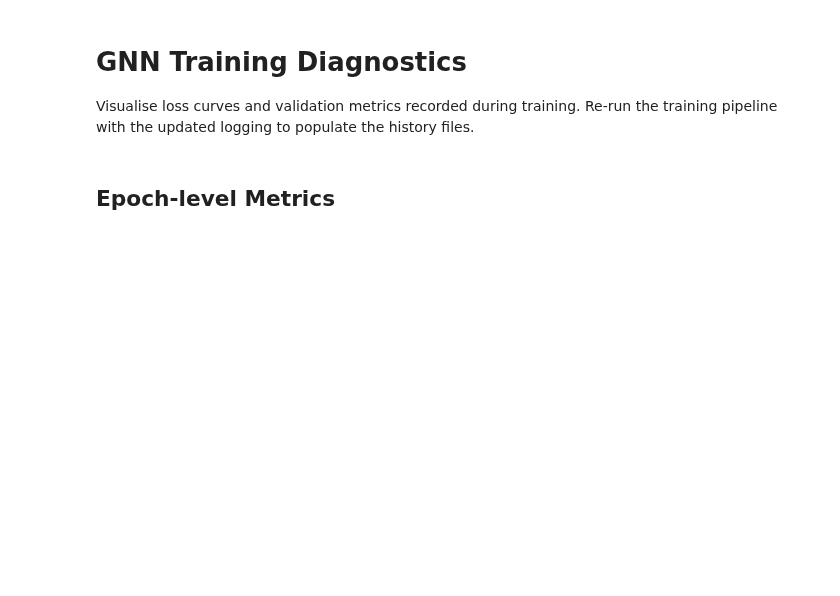
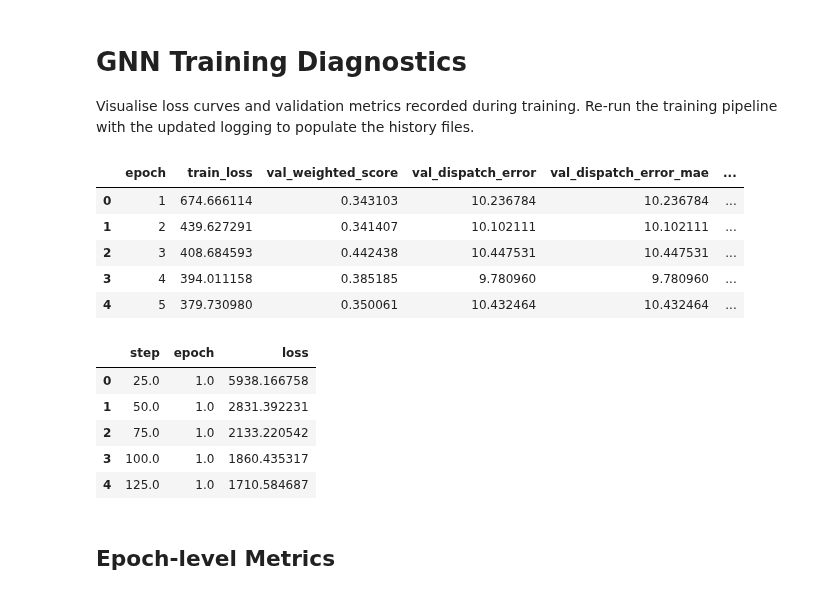
Before and after one commit to tishka04/benchmark_milp_gnn, a Jupyter notebook: notebooks/training_visualization.ipynb, the cells around one changed output. Cells and saved outputs as stored; diff of their text form; code cells hidden in the pictures; blank space fills up the shorter version.

```diff
--- a/notebooks/training_visualization.ipynb
+++ b/notebooks/training_visualization.ipynb
@@ -7,6 +7,7 @@ from pathlib import Path
 import pandas as pd
 import matplotlib.pyplot as plt
 import sys
+import os
 
 def _locate_project_root(start: Path) -> Path:
     for candidate in [start, *start.parents]:
@@ -19,34 +20,48 @@ PROJECT_ROOT = _locate_project_root(Path.cwd())
 if str(PROJECT_ROOT) not in sys.path:
     sys.path.insert(0, str(PROJECT_ROOT))
 
+os.chdir(PROJECT_ROOT)
 
 try:
     import seaborn as sns
     sns.set_theme(style='whitegrid')
 except ImportError:  # pragma: no cover
     sns = None
     plt.style.use('ggplot')
 
 from src.analysis.performance import load_training_history, load_step_losses
 
 RUN_DIR = Path('outputs/gnn_runs/baseline')
 history_df = None
 step_df = None
 try:
     history_df = load_training_history(RUN_DIR)
 except FileNotFoundError as exc:
     print(f'Training history not found: {exc}')
 try:
     step_df = load_step_losses(RUN_DIR)
 except FileNotFoundError as exc:
     print(f'Step-level losses not found: {exc}')
 
 if history_df is not None and not history_df.empty:
     display(history_df.head())
 else:
     print('Run training to generate history metrics.')
 if step_df is not None and not step_df.empty:
     display(step_df.head())
+# %% [output]
+|  | epoch | train_loss | val_weighted_score | val_dispatch_error | val_dispatch_error_mae | ... |
+| 0 | 1 | 674.666114 | 0.343103 | 10.236784 | 10.236784 | ... |
+| 1 | 2 | 439.627291 | 0.341407 | 10.102111 | 10.102111 | ... |
+| 2 | 3 | 408.684593 | 0.442438 | 10.447531 | 10.447531 | ... |
+| 3 | 4 | 394.011158 | 0.385185 | 9.780960 | 9.780960 | ... |
+| 4 | 5 | 379.730980 | 0.350061 | 10.432464 | 10.432464 | ... |
+|  | step | epoch | loss |
+| 0 | 25.0 | 1.0 | 5938.166758 |
+| 1 | 50.0 | 1.0 | 2831.392231 |
+| 2 | 75.0 | 1.0 | 2133.220542 |
+| 3 | 100.0 | 1.0 | 1860.435317 |
+| 4 | 125.0 | 1.0 | 1710.584687 |
 # %% [markdown]
 ## Epoch-level Metrics
 # %%
```
Also changed, not shown: parts of 2 cells of this notebook, 14 other files.
